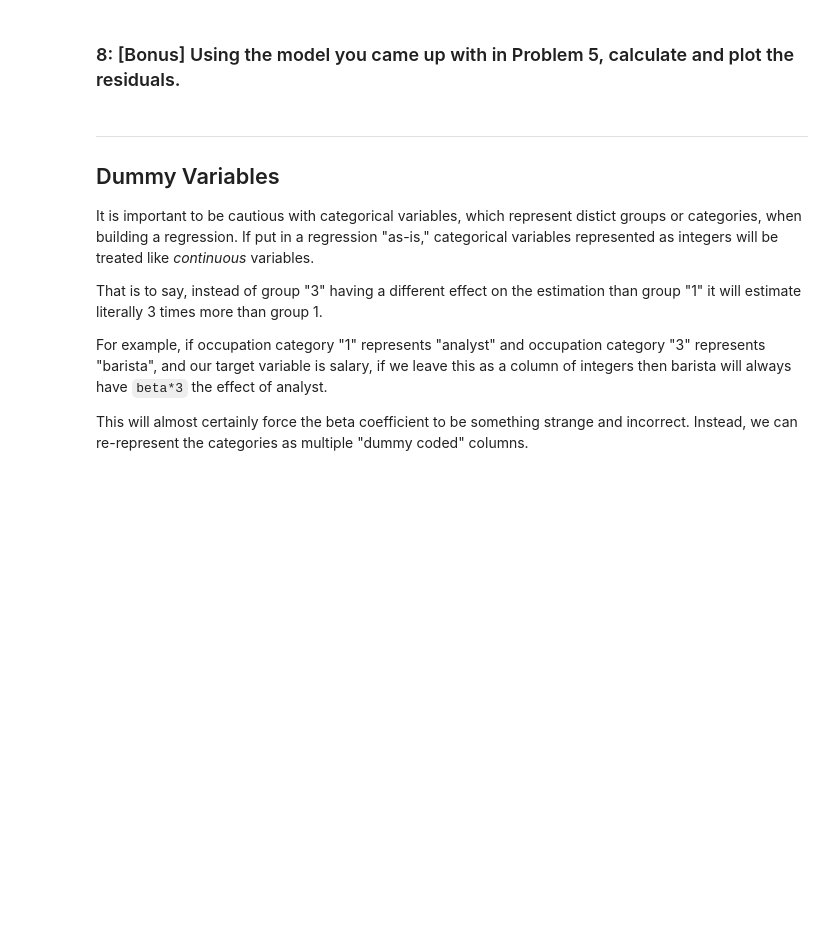
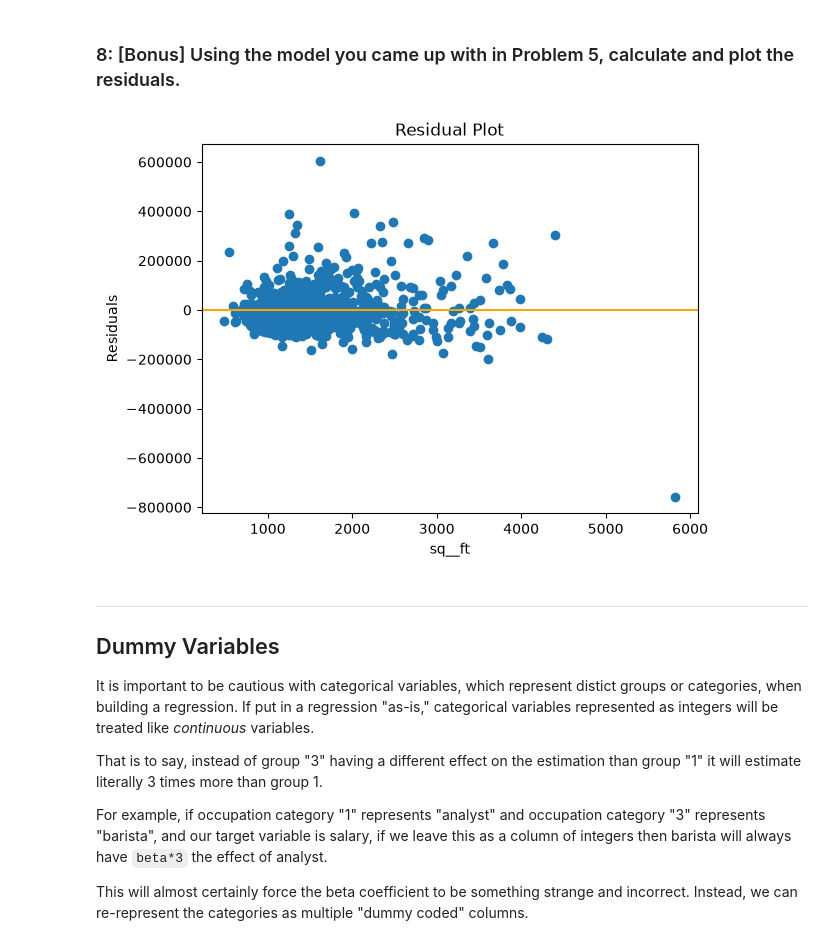
Before and after one commit to sayedali777/labs_projects, a Jupyter notebook: labs/Excercises 6.4/6.4.E1 Exercise regression.ipynb, the cells around one changed output. Drawn from its saved outputs; the diff is of its cells as text; code cells hidden in the pictures; blank space fills up the shorter version.

```diff
--- a/labs/Excercises 6.4/6.4.E1 Exercise regression.ipynb
+++ b/labs/Excercises 6.4/6.4.E1 Exercise regression.ipynb
@@ -235,5 +242,19 @@ print(slr(housing['sq__ft'], housing['price']))
 # %% [markdown]
 ### 8: [Bonus] Using the model you came up with in Problem 5, calculate and plot the residuals.
+# %%
+b0, b1 = slr(housing['sq__ft'], housing['price'])
+
+housing['predicted_price'] = b0 + b1 * housing['sq__ft']
+housing['residuals'] = housing['price'] - housing['predicted_price']
+
+plt.scatter(housing['sq__ft'], housing['residuals'])
+plt.axhline(y=0, color='orange')
+plt.xlabel('sq__ft')
+plt.ylabel('Residuals')
+plt.title('Residual Plot')
+plt.show()
+# %% [output]
+[figure, added]
 # %% [markdown]
 ---
 
```
Also changed, not shown: parts of 24 cells of this notebook.
